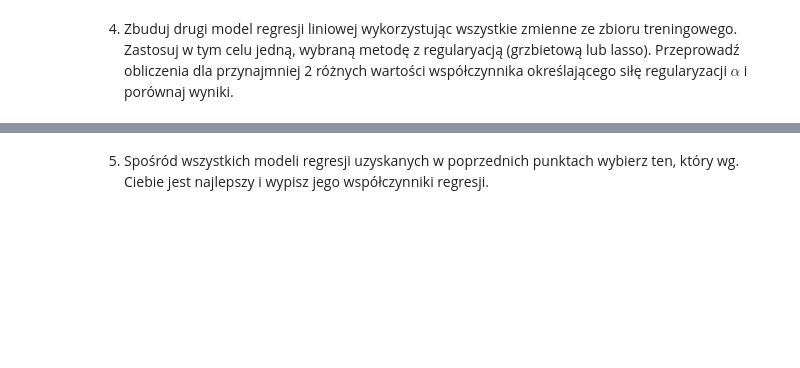
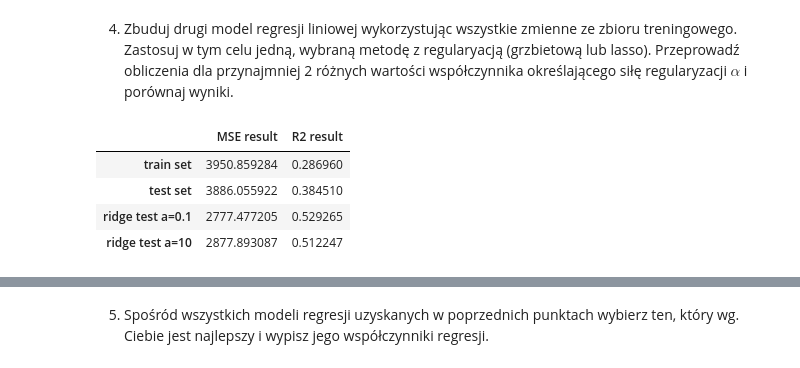
Before and after one commit to IS-UMK/lab-05-regresja-yanlukashevich, a Jupyter notebook: 05_regresja.ipynb, the cells around one changed output, grey strips where cells are left out. Saved outputs shown, nothing was run; the diff lists cells and outputs as text; code cells hidden in the pictures; blank space fills up the shorter version.

```diff
--- a/05_regresja.ipynb
+++ b/05_regresja.ipynb
@@ -757,2 +823,19 @@ Do podziału danych możesz wykorzystać funkcję [train_test_split()](https://s
 # %% [markdown]
 4. Zbuduj drugi model regresji liniowej wykorzystując wszystkie zmienne ze zbioru treningowego.  Zastosuj w tym celu jedną, wybraną metodę z regularyacją (grzbietową lub lasso). Przeprowadź obliczenia dla przynajmniej 2 różnych wartości współczynnika określającego siłę regularyzacji $\alpha$ i porównaj wyniki.
+# %%
+from sklearn.linear_model import Ridge
+ridge01 = Ridge(alpha=0.1)
+ridge01.fit(X_train, y_train)
+y_test_pred = ridge01.predict(X_test)
+results.loc['ridge test a=0.1'] = [mean_squared_error(y_test, y_test_pred), r2_score(y_test, y_test_pred)]
+ridge10 = Ridge(alpha=10)
+ridge10.fit(X_train, y_train)
+y_test_pred = ridge10.predict(X_test)
+results.loc['ridge test a=10'] = [mean_squared_error(y_test, y_test_pred), r2_score(y_test, y_test_pred)]
+display(results)
+# %% [output]
+|  | MSE result | R2 result |
+| train set | 3950.859284 | 0.286960 |
+| test set | 3886.055922 | 0.384510 |
+| ridge test a=0.1 | 2777.477205 | 0.529265 |
+| ridge test a=10 | 2877.893087 | 0.512247 |
```
Also changed, not shown: parts of 16 cells of this notebook.
